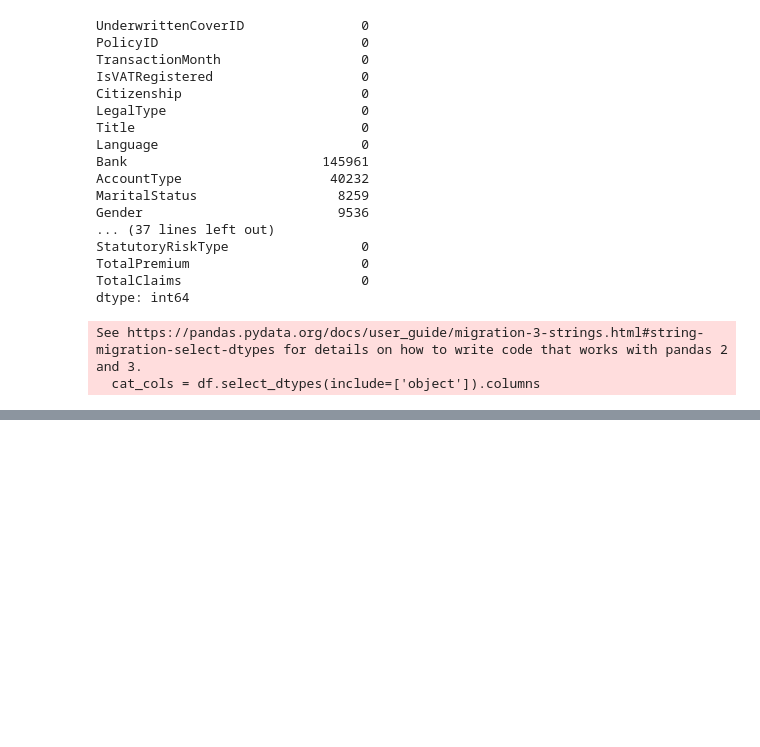
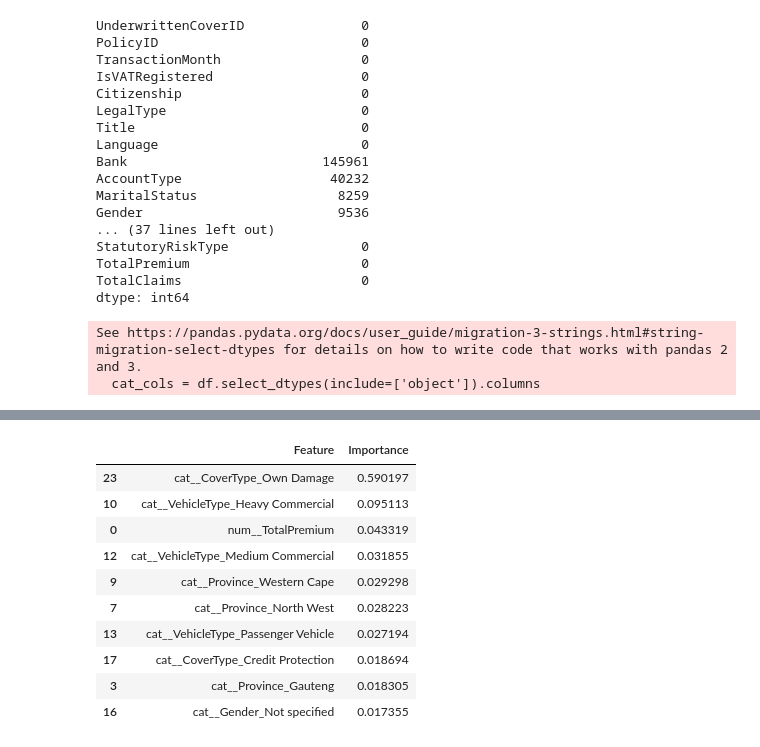
Before and after one commit to hawaebrahimhamid-png/insurance-risk-analytics, a Jupyter notebook: notebooks/03_modeling.ipynb, the cells around one changed output, grey strips where cells are left out. Cells and saved outputs as stored; diff of their text form; code cells hidden in the pictures; blank space fills up the shorter version.

```diff
--- a/notebooks/03_modeling.ipynb
+++ b/notebooks/03_modeling.ipynb
@@ -186,0 +586,34 @@ xgb_pred = xgb.predict(X_test)
+# %%
+feature_names = (
+    xgb.named_steps["preprocess"]
+    .get_feature_names_out()
+)
+
+importances = (
+    xgb.named_steps["model"]
+    .feature_importances_
+)
+
+importance_df = pd.DataFrame({
+    "Feature": feature_names,
+    "Importance": importances
+})
+
+importance_df = importance_df.sort_values(
+    by="Importance",
+    ascending=False
+)
+
+importance_df.head(10)
+# %% [output]
+|  | Feature | Importance |
+| 23 | cat__CoverType_Own Damage | 0.590197 |
+| 10 | cat__VehicleType_Heavy Commercial | 0.095113 |
+| 0 | num__TotalPremium | 0.043319 |
+| 12 | cat__VehicleType_Medium Commercial | 0.031855 |
+| 9 | cat__Province_Western Cape | 0.029298 |
+| 7 | cat__Province_North West | 0.028223 |
+| 13 | cat__VehicleType_Passenger Vehicle | 0.027194 |
+| 17 | cat__CoverType_Credit Protection | 0.018694 |
+| 3 | cat__Province_Gauteng | 0.018305 |
+| 16 | cat__Gender_Not specified | 0.017355 |
```
Also changed, not shown: parts of 43 cells of this notebook.
